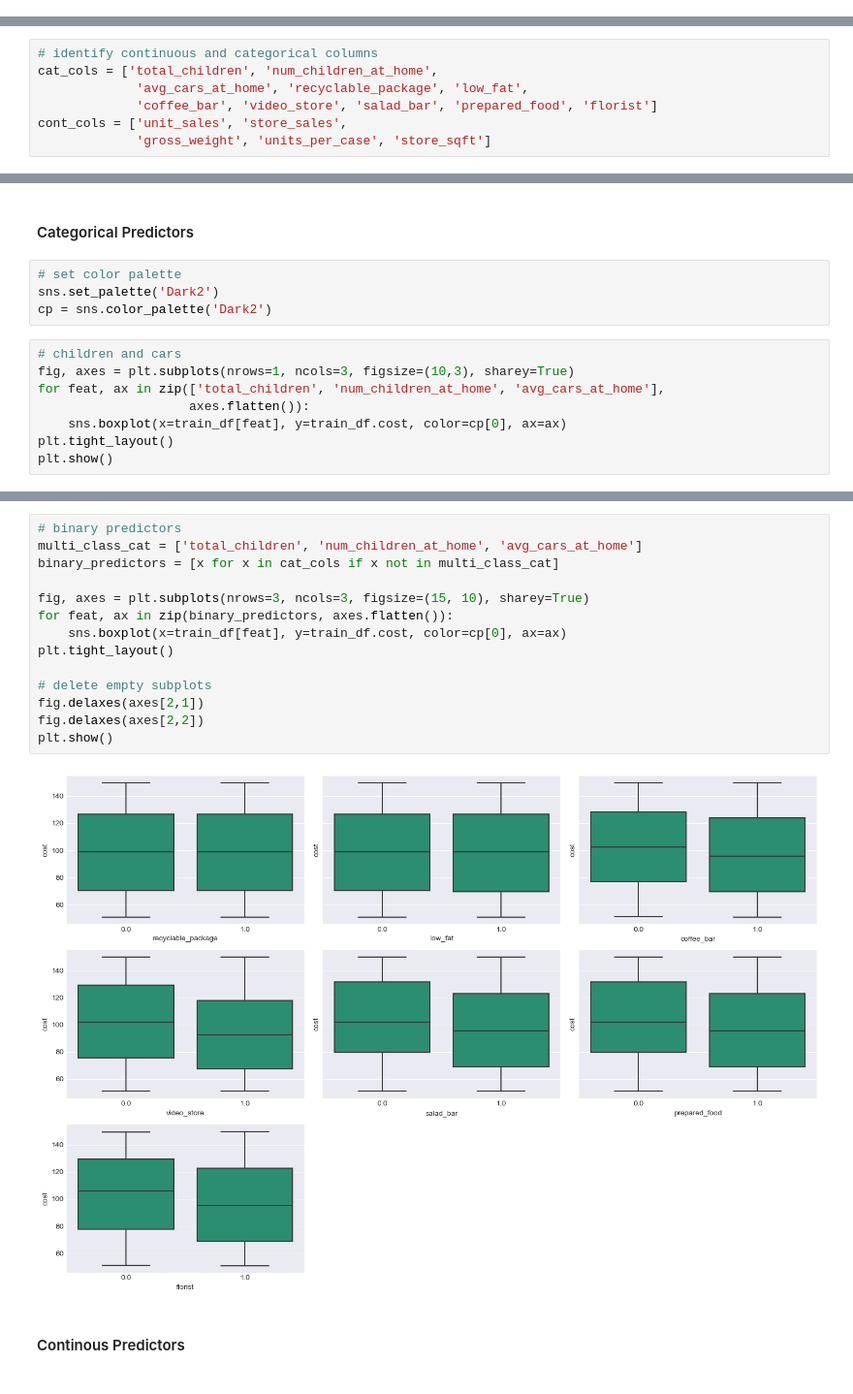
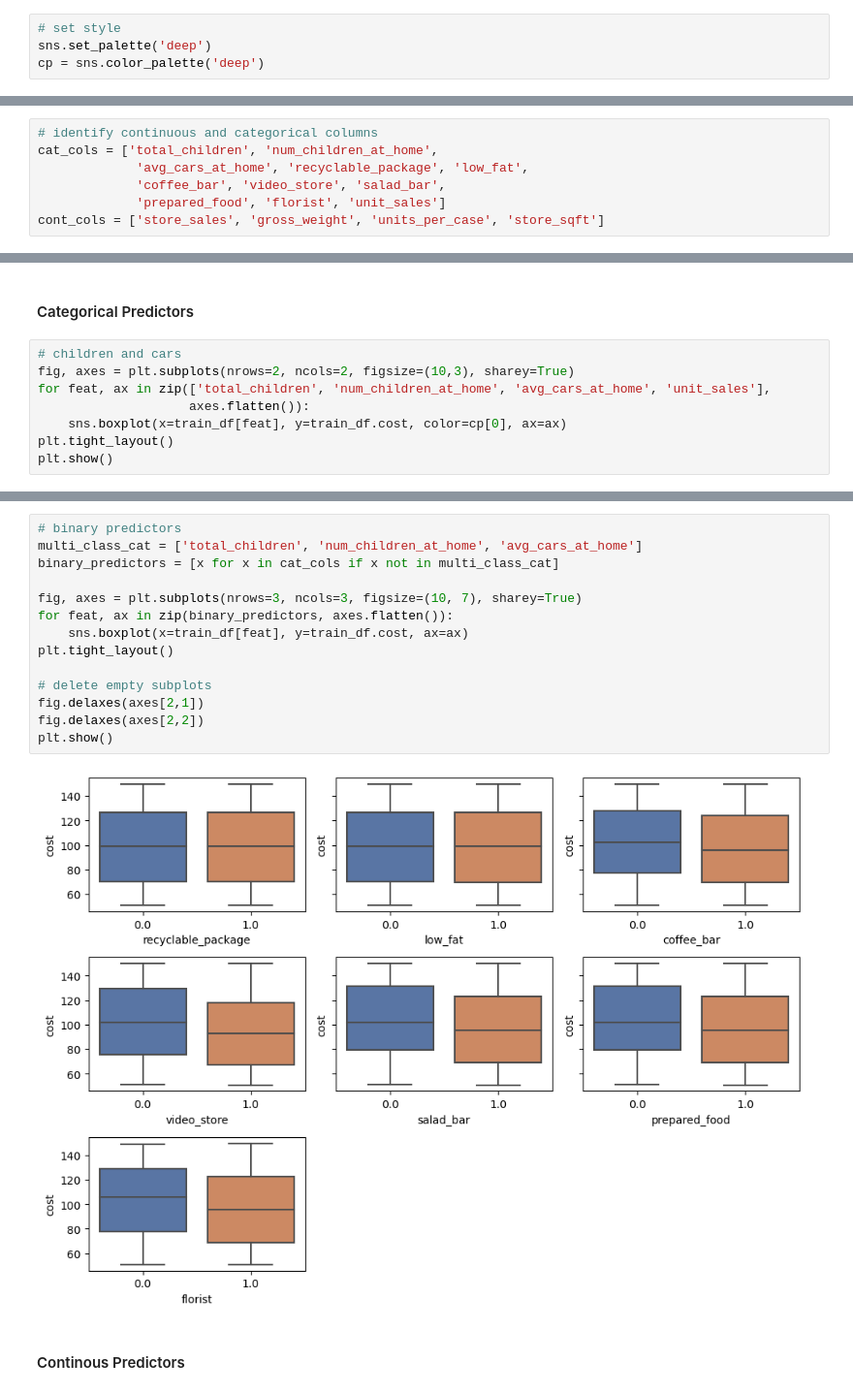
Before and after one commit to akaigraham/kaggle-comps, a Jupyter notebook: playground-series/s3_e11/notebooks/initial-notebook.ipynb, the cells around one changed output, grey strips where cells are left out. Shown at 97% size. Saved outputs shown, nothing was run; the diff lists cells and outputs as text.

```diff
--- a/playground-series/s3_e11/notebooks/initial-notebook.ipynb
+++ b/playground-series/s3_e11/notebooks/initial-notebook.ipynb
@@ -15,3 +11,7 @@ plt.style.use('seaborn-v0_8-darkgrid')
+# %%
+# set style
+sns.set_palette('deep')
+cp = sns.color_palette('deep')
 # %%
 # specify path and load data
 data_path = Path('../data')
@@ -117,9 +117,9 @@ Name: florist, dtype: int64
 # identify continuous and categorical columns
 cat_cols = ['total_children', 'num_children_at_home',
              'avg_cars_at_home', 'recyclable_package', 'low_fat',
-             'coffee_bar', 'video_store', 'salad_bar', 'prepared_food', 'florist']
-cont_cols = ['unit_sales', 'store_sales',
-             'gross_weight', 'units_per_case', 'store_sqft']
+             'coffee_bar', 'video_store', 'salad_bar',
+             'prepared_food', 'florist', 'unit_sales']
+cont_cols = ['store_sales', 'gross_weight', 'units_per_case', 'store_sqft']
 # %% [markdown]
 For the time being, categorical features with clear ordinal relationships will be considered as continuous, including:
 - `unit_sales(in millions)`
@@ -128,14 +128,10 @@ For the time being, categorical features with clear ordinal relationships will b
 ### Analyze Impact of Predictors on Target
 # %% [markdown]
 #### Categorical Predictors
-# %%
-# set color palette
-sns.set_palette('Dark2')
-cp = sns.color_palette('Dark2')
 # %%
 # children and cars
-fig, axes = plt.subplots(nrows=1, ncols=3, figsize=(10,3), sharey=True)
-for feat, ax in zip(['total_children', 'num_children_at_home', 'avg_cars_at_home'],
+fig, axes = plt.subplots(nrows=2, ncols=2, figsize=(10,3), sharey=True)
+for feat, ax in zip(['total_children', 'num_children_at_home', 'avg_cars_at_home', 'unit_sales'],
                     axes.flatten()):
     sns.boxplot(x=train_df[feat], y=train_df.cost, color=cp[0], ax=ax)
 plt.tight_layout()
@@ -145,18 +141,18 @@ plt.show()
 # %%
 # binary predictors
 multi_class_cat = ['total_children', 'num_children_at_home', 'avg_cars_at_home']
 binary_predictors = [x for x in cat_cols if x not in multi_class_cat]
 
-fig, axes = plt.subplots(nrows=3, ncols=3, figsize=(15, 10), sharey=True)
+fig, axes = plt.subplots(nrows=3, ncols=3, figsize=(10, 7), sharey=True)
 for feat, ax in zip(binary_predictors, axes.flatten()):
-    sns.boxplot(x=train_df[feat], y=train_df.cost, color=cp[0], ax=ax)
+    sns.boxplot(x=train_df[feat], y=train_df.cost, ax=ax)
 plt.tight_layout()
 
 # delete empty subplots
 fig.delaxes(axes[2,1])
 fig.delaxes(axes[2,2])
 plt.show()
 # %% [output]
-[figure, old version]
+[figure, new version]
 # %% [markdown]
 #### Continous Predictors
```
Also changed, not shown: parts of 7 cells of this notebook.
